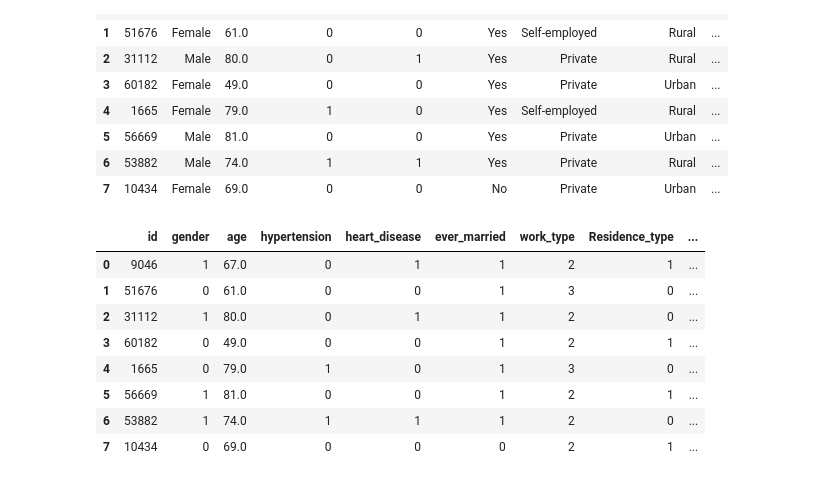
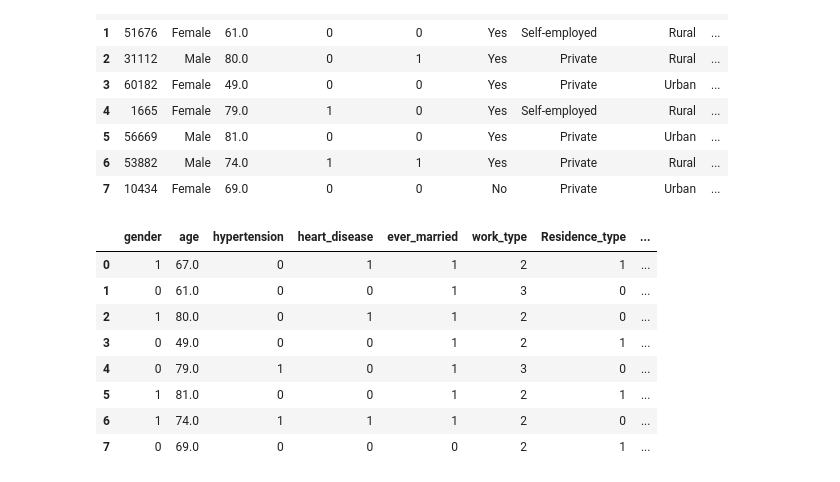
Before and after one commit to pinilDissanayaka/Stroke-Prediction, a Jupyter notebook: Stroke Prediction.ipynb, the cells around one changed output. Cells and saved outputs as stored; diff of their text form; code cells hidden in the pictures.

```diff
--- a/Stroke Prediction.ipynb
+++ b/Stroke Prediction.ipynb
@@ -316,20 +318,20 @@ df.head(8)
 # %%
 df['gender'] = df['gender1']
 df['ever_married'] = df['ever_married1']
 df['work_type'] = df['work_type1']
 df['Residence_type'] = df['Residence_type1']
 df['smoking_status'] = df['smoking_status1']
 
-df.drop(columns = ['gender1', 'ever_married1', 'work_type1', 'Residence_type1', 'smoking_status1'], axis = 1, inplace = True)
+df.drop(columns = ['id', 'gender1', 'ever_married1', 'work_type1', 'Residence_type1', 'smoking_status1'], axis = 1, inplace = True)
 
 df.head(8)
 # %% [output]
-|  | id | gender | age | hypertension | heart_disease | ever_married | work_type | Residence_type | ... |
-| 0 | 9046 | 1 | 67.0 | 0 | 1 | 1 | 2 | 1 | ... |
-| 1 | 51676 | 0 | 61.0 | 0 | 0 | 1 | 3 | 0 | ... |
-| 2 | 31112 | 1 | 80.0 | 0 | 1 | 1 | 2 | 0 | ... |
-| 3 | 60182 | 0 | 49.0 | 0 | 0 | 1 | 2 | 1 | ... |
-| 4 | 1665 | 0 | 79.0 | 1 | 0 | 1 | 3 | 0 | ... |
-| 5 | 56669 | 1 | 81.0 | 0 | 0 | 1 | 2 | 1 | ... |
-| 6 | 53882 | 1 | 74.0 | 1 | 1 | 1 | 2 | 0 | ... |
-| 7 | 10434 | 0 | 69.0 | 0 | 0 | 0 | 2 | 1 | ... |
+|  | gender | age | hypertension | heart_disease | ever_married | work_type | Residence_type | ... |
+| 0 | 1 | 67.0 | 0 | 1 | 1 | 2 | 1 | ... |
+| 1 | 0 | 61.0 | 0 | 0 | 1 | 3 | 0 | ... |
+| 2 | 1 | 80.0 | 0 | 1 | 1 | 2 | 0 | ... |
+| 3 | 0 | 49.0 | 0 | 0 | 1 | 2 | 1 | ... |
+| 4 | 0 | 79.0 | 1 | 0 | 1 | 3 | 0 | ... |
+| 5 | 1 | 81.0 | 0 | 0 | 1 | 2 | 1 | ... |
+| 6 | 1 | 74.0 | 1 | 1 | 1 | 2 | 0 | ... |
+| 7 | 0 | 69.0 | 0 | 0 | 0 | 2 | 1 | ... |
```
Also changed, not shown: parts of 22 cells of this notebook.
